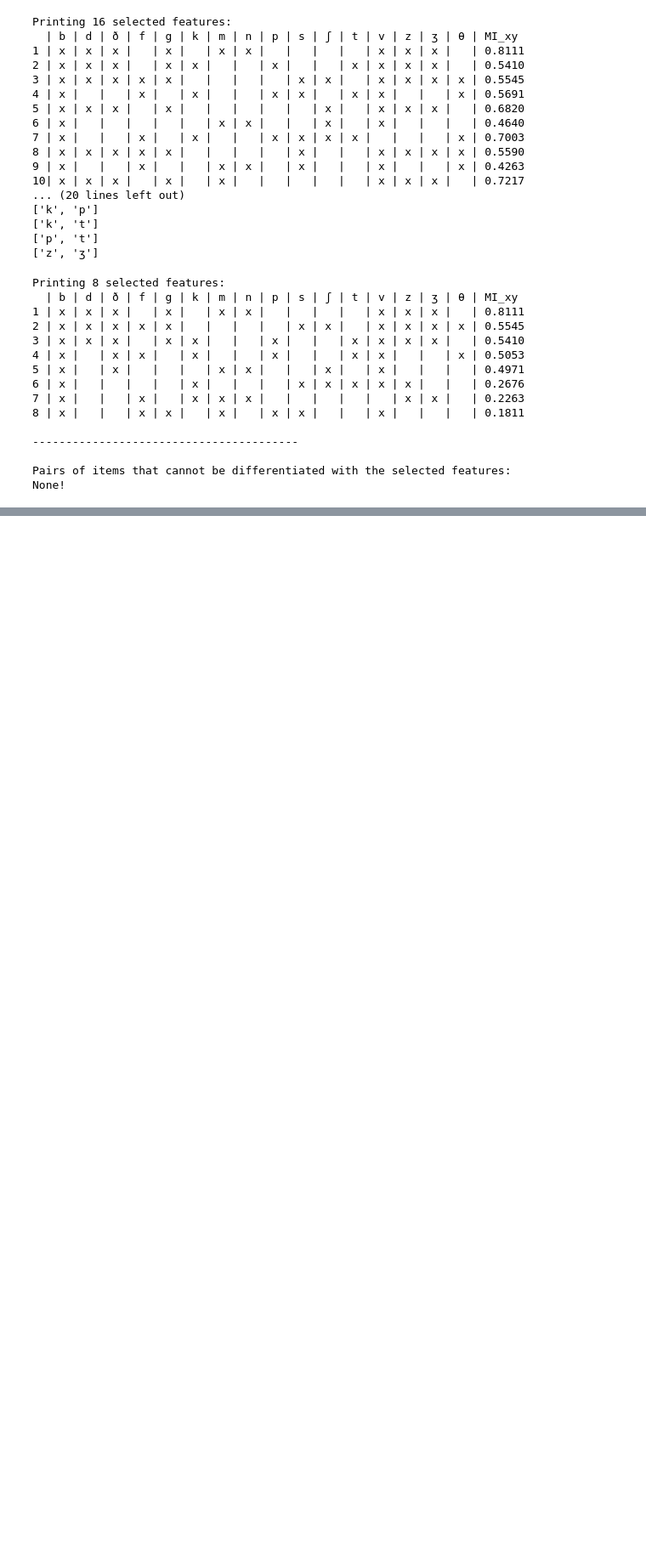
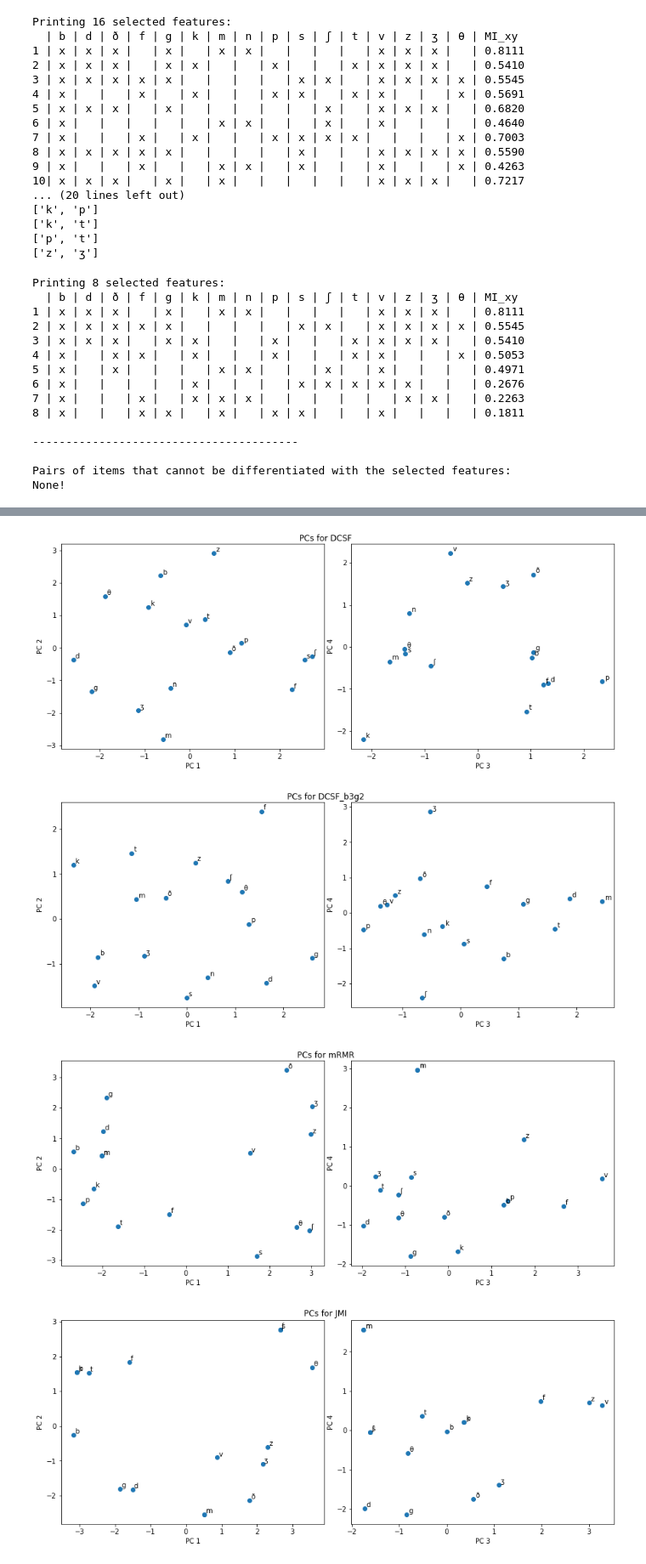
Before and after one commit to zhanaofu/speech-feature-extraction, a Jupyter notebook: mutual_entropy_binary_feature_selection.ipynb, the cells around one changed output, grey strips where cells are left out. Shown at 85% size. Saved outputs shown, nothing was run; the diff lists cells and outputs as text; code cells hidden in the pictures; blank space fills up the shorter version.

```diff
--- a/mutual_entropy_binary_feature_selection.ipynb
+++ b/mutual_entropy_binary_feature_selection.ipynb
@@ -422,0 +639,11 @@ None!
+# %%
+production.plot_pca('DCSF')
+production.plot_pca('DCSF_b3g2')
+production.plot_pca('mRMR')
+production.plot_pca('JMI')
+production.plot_pca('custom')
+# %% [output]
+[figure, added]
+[figure, added]
+[figure, added]
+[figure, added]
```
Also changed, not shown: parts of 25 cells of this notebook, 1 other file.
